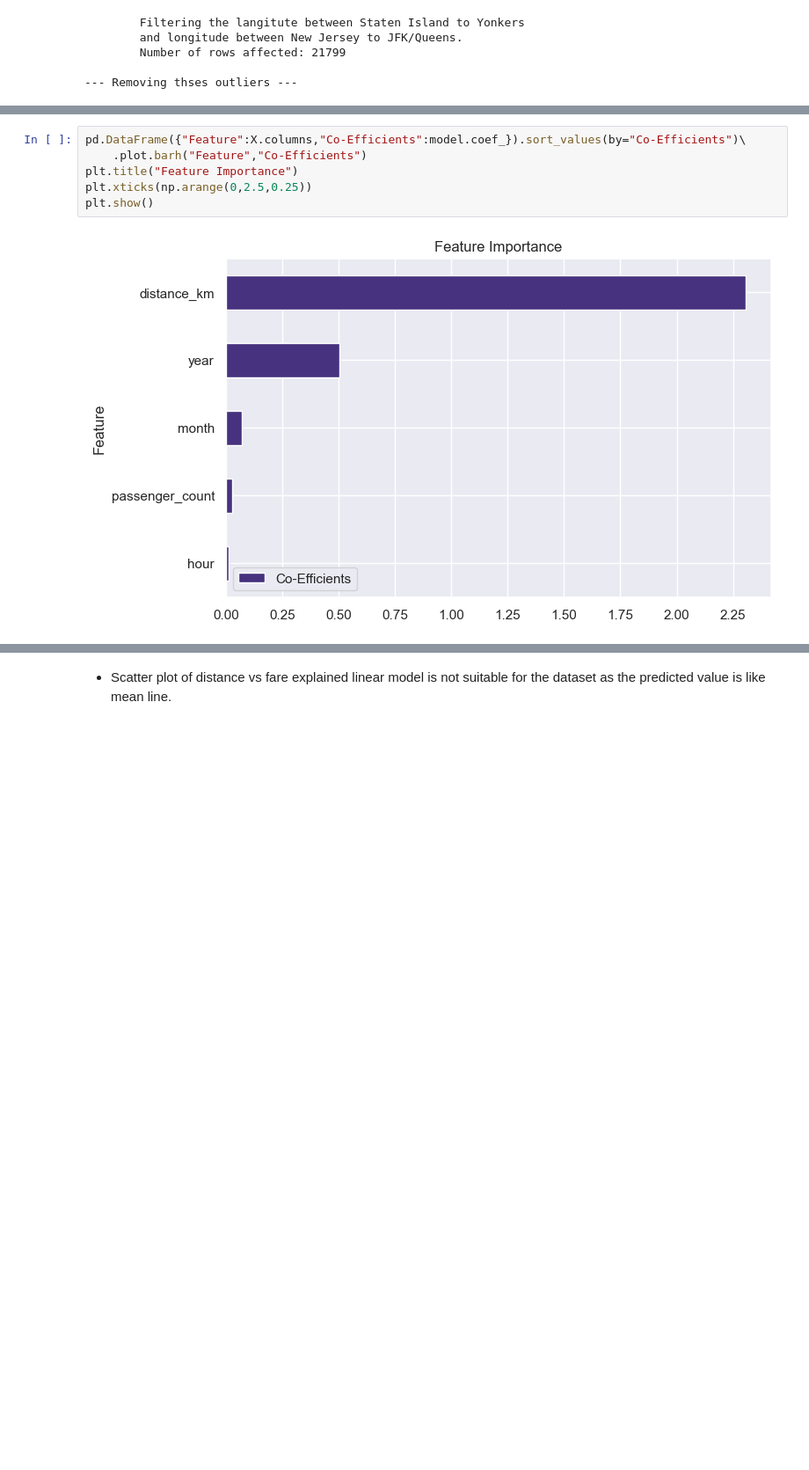
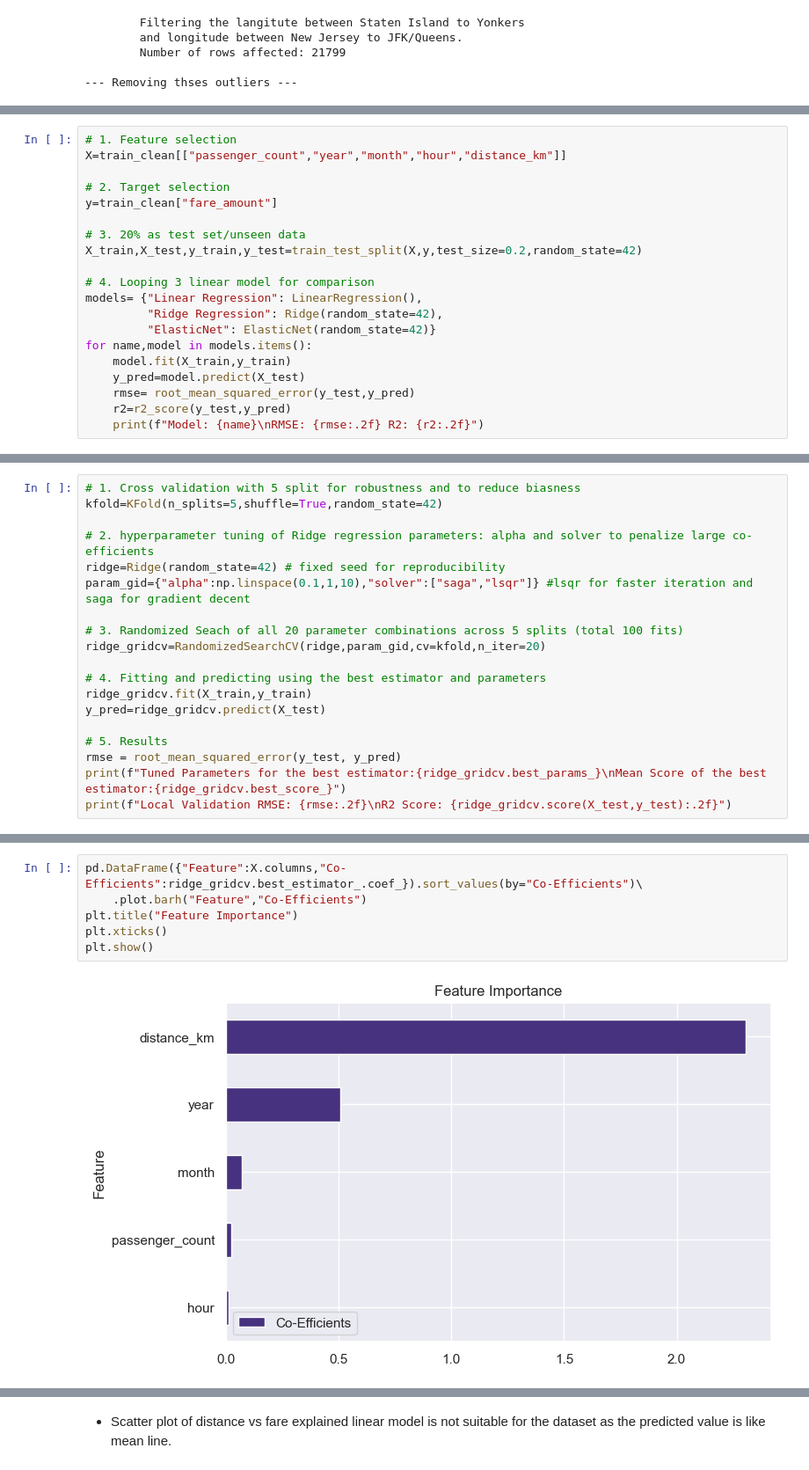
Before and after one commit to aguchhait-stack/nyc-taxi-fare-prediction, a Jupyter notebook: nyc-taxi-fare-prediction.ipynb, the cells around one changed output, grey strips where cells are left out. Shown at 88% size. Drawn from its saved outputs; the diff is of its cells as text; blank space fills up the shorter version.

Commit message:
implement model selection and hyperparameter tuning for fare prediction

```diff
--- a/nyc-taxi-fare-prediction.ipynb
+++ b/nyc-taxi-fare-prediction.ipynb
@@ -231,0 +211,20 @@ R2 Score: 0.75
+# %%
+# 1. Feature selection
+X=train_clean[["passenger_count","year","month","hour","distance_km"]]
+
+# 2. Target selection
+y=train_clean["fare_amount"]
+
+# 3. 20% as test set/unseen data
+X_train,X_test,y_train,y_test=train_test_split(X,y,test_size=0.2,random_state=42)
+
+# 4. Looping 3 linear model for comparison
+models= {"Linear Regression": LinearRegression(),
+         "Ridge Regression": Ridge(random_state=42),
+         "ElasticNet": ElasticNet(random_state=42)}
+for name,model in models.items():
+    model.fit(X_train,y_train)
+    y_pred=model.predict(X_test)
+    rmse= root_mean_squared_error(y_test,y_pred)
+    r2=r2_score(y_test,y_pred)
+    print(f"Model: {name}\nRMSE: {rmse:.2f} R2: {r2:.2f}")
@@ -231,0 +240,19 @@ R2 Score: 0.75
+# %%
+# 1. Cross validation with 5 split for robustness and to reduce biasness
+kfold=KFold(n_splits=5,shuffle=True,random_state=42)
+
+# 2. hyperparameter tuning of Ridge regression parameters: alpha and solver to penalize large co-efficients
+ridge=Ridge(random_state=42) # fixed seed for reproducibility
+param_gid={"alpha":np.linspace(0.1,1,10),"solver":["saga","lsqr"]} #lsqr for faster iteration and saga for gradient decent
+
+# 3. Randomized Seach of all 20 parameter combinations across 5 splits (total 100 fits)
+ridge_gridcv=RandomizedSearchCV(ridge,param_gid,cv=kfold,n_iter=20)
+
+# 4. Fitting and predicting using the best estimator and parameters
+ridge_gridcv.fit(X_train,y_train)
+y_pred=ridge_gridcv.predict(X_test)
+
+# 5. Results
+rmse = root_mean_squared_error(y_test, y_pred)
+print(f"Tuned Parameters for the best estimator:{ridge_gridcv.best_params_}\nMean Score of the best estimator:{ridge_gridcv.best_score_}")
+print(f"Local Validation RMSE: {rmse:.2f}\nR2 Score: {ridge_gridcv.score(X_test,y_test):.2f}")
@@ -236,8 +269,8 @@ R2 Score: 0.75
 # %%
-pd.DataFrame({"Feature":X.columns,"Co-Efficients":model.coef_}).sort_values(by="Co-Efficients")\
+pd.DataFrame({"Feature":X.columns,"Co-Efficients":ridge_gridcv.best_estimator_.coef_}).sort_values(by="Co-Efficients")\
     .plot.barh("Feature","Co-Efficients")
 plt.title("Feature Importance")
-plt.xticks(np.arange(0,2.5,0.25))
+plt.xticks()
 plt.show()
 # %% [output]
-[figure, old version]
+[figure, new version]
```
Also changed, not shown: parts of 12 cells of this notebook, 5 other files.
